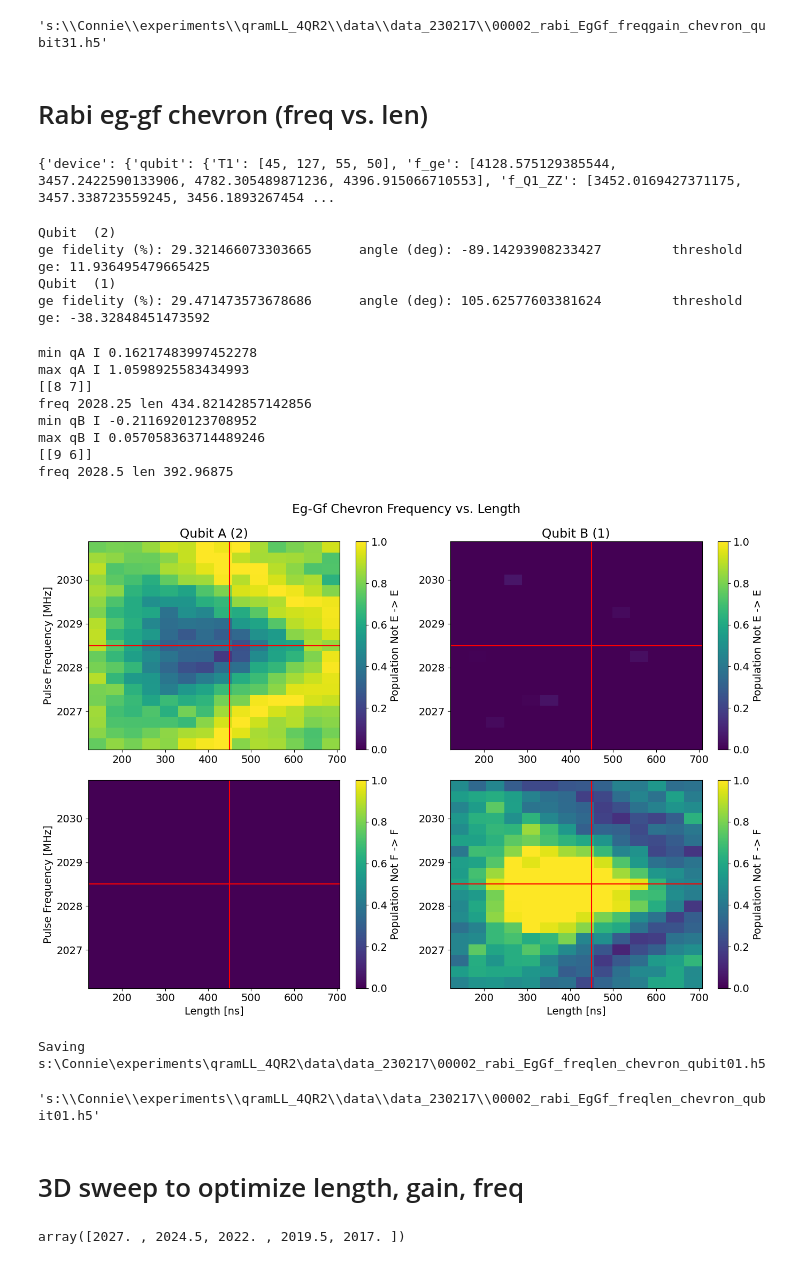
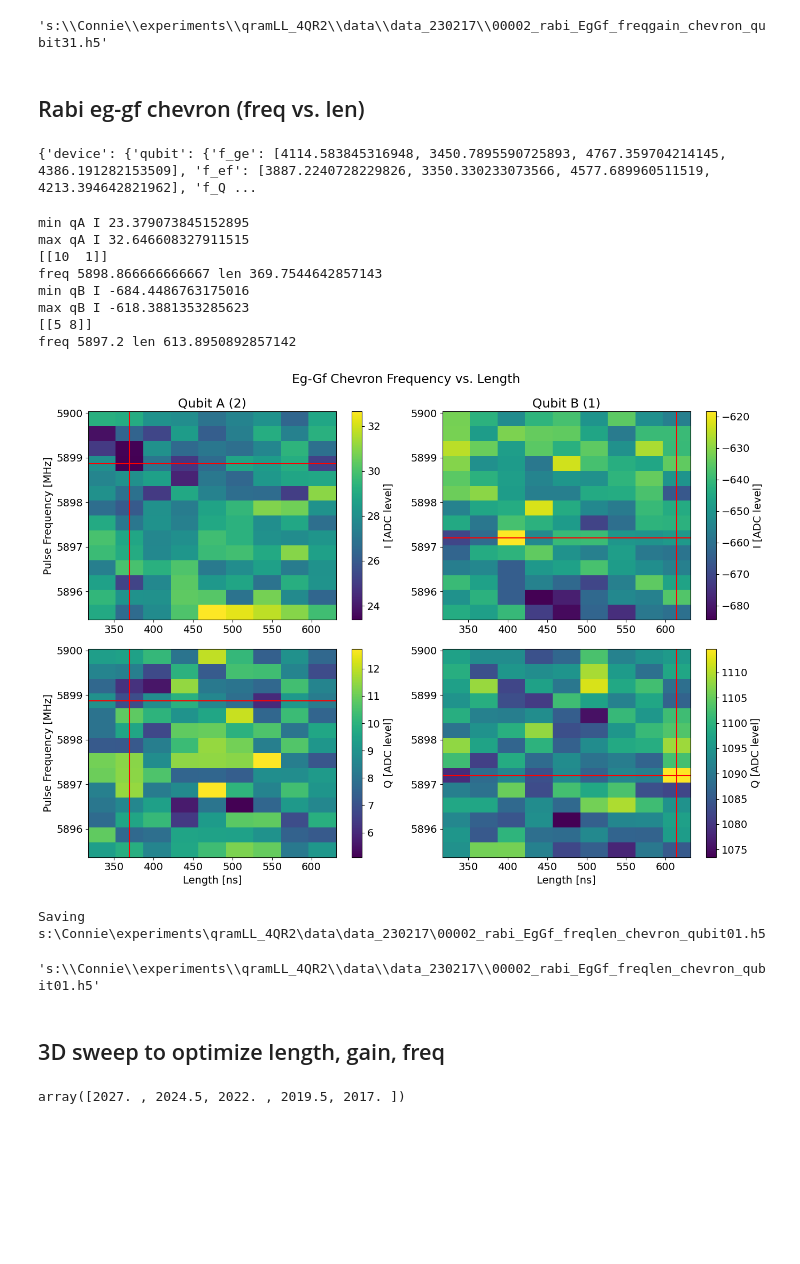
Before and after one commit to SchusterLab/qram_tprocv1_expts, a Jupyter notebook: two_qubit_sandbox.ipynb, the cells around one changed output. Saved outputs shown, nothing was run; the diff lists cells and outputs as text; code cells hidden in the pictures; blank space fills up the shorter version.

```diff
--- a/two_qubit_sandbox.ipynb
+++ b/two_qubit_sandbox.ipynb
@@ -80,0 +75,3 @@ Data will be stored in c:\_Lib\python\rfsoc\qram_4QR2_BF5\data\data_230717
+# %%
+expt_path=os.path.join(os.getcwd(),'data', 'data_231127')
+print('Data will be stored in', expt_path)
@@ -82,6 +81,6 @@ Data will be stored in c:\_Lib\python\rfsoc\qram_4QR2_BF5\data\data_230717
 # config_file = 'config_zcu216.yml'
 # config_file = 'config_q3diamond.yml'
 config_file = 'config_q3diamond_full688and638_reset.yml'
-config_path = os.getcwd() + '\\' + config_file
+config_path = os.path.join(os.getcwd(), config_file)
 print('Config will be', config_path)
 # %% [output]
@@ -102,8 +101,9 @@ with open(config_file, 'r') as cfg_file:
     yaml_cfg = yaml.safe_load(cfg_file)
 yaml_cfg = AttrDict(yaml_cfg)
 # %%
-# im = InstrumentManager(ns_address='192.168.14.1')
-im = InstrumentManager(ns_address='192.168.137.1') # SLAC lab
+# im = InstrumentManager(ns_address='192.168.14.1') # Chicago lab
+# im = InstrumentManager(ns_address='192.168.137.1') # SLAC lab
+im = InstrumentManager(ns_address='10.108.30.56') # Spilker Fermium
 # %%
 lo1 = im[yaml_cfg.aliases.readout_LO]
 lo1.open_device()
@@ -446,7 +441,7 @@ rabiEgGfFreqGainChevron.save_data()
 Saving s:\Connie\experiments\qramLL_4QR2\data\data_230217\00002_rabi_EgGf_freqgain_chevron_qubit31.h5
 's:\\Connie\\experiments\\qramLL_4QR2\\data\\data_230217\\00002_rabi_EgGf_freqgain_chevron_qubit31.h5'
 # %% [markdown]
-# Rabi eg-gf chevron (freq vs. len)
+## Rabi eg-gf chevron (freq vs. len)
 # %%
 rabiEgGfFreqLenChevron = meas.EgGfFreqLenChevronExperiment(
     soccfg=soc,
@@ -457,26 +452,26 @@ rabiEgGfFreqLenChevron = meas.EgGfFreqLenChevronExperiment(
 
 # span_f = 8 # MHz
 span_f = 5 # MHz
-npts_f = 20
+npts_f = 15
 
 rabiEgGfFreqLenChevron.cfg.expt = dict(
     # start_f=2686.5 - span_f/2, # start freq [MHz],
-    start_f=rabiEgGfFreqLenChevron.cfg.device.qubit.f_EgGf[qubits[0]] - span_f/2, # start freq [MHz],
-    # start_f=rabiEgGfFreqLenChevron.cfg.device.qubit.f_EgGf_Q[qubits[0]] - span_f/2, # start freq [MHz],
+    # start_f=rabiEgGfFreqLenChevron.cfg.device.qubit.f_EgGf[qubits[0]] - span_f/2, # start freq [MHz],
+    start_f=rabiEgGfFreqLenChevron.cfg.device.qubit.f_EgGf_Q[qubits[0]] - span_f/2, # start freq [MHz],
     step_f=span_f/npts_f, # freq step,
     expts_f=npts_f, # number of different freq experiments,
-    start_len=0.100, # pulse length (sigma) [us]
-    step_len=soc.cycles2us(18), # [us]
-    expts_len=15,
+    start_len=0.300, # pulse length (sigma) [us]
+    step_len=soc.cycles2us(15), # [us]
+    expts_len=10,
     # gain=18000,
-    reps=1000,
+    reps=2000,
     pulse_type='flat_top',
-    post_process='scale', #'threshold',
-    singleshot_reps=10000,
-    measure_f=True,
-    setup_ZZ=None, # add an extra pi pulse on another qubit other than the 2 qubits for the swap
-    # qDrive=qubits[0],
-    qDrive=1,
+    # post_process='scale', #'threshold',
+    # singleshot_reps=10000,
+    measure_f=False,
+    setup_ZZ=None, # 0, # add an extra pi pulse on another qubit other than the 2 qubits for the swap
+    qDrive=qubits[0],
+    # qDrive=1,
     qubits=qubits,
 )
 
@@ -492,40 +487,36 @@ except Exception:
     print("Pyro traceback:")
     print("".join(Pyro4.util.getPyroTraceback()))
 # %% [output]
-{'device': {'qubit': {'T1': [45, 127, 55, 50], 'f_ge': [4128.575129385544, 3457.2422590133906, 4782.305489871236, 4396.915066710553], 'f_Q1_ZZ': [3452.0169427371175, 3457.338723559245, 3456.1893267454 ...
+{'device': {'qubit': {'f_ge': [4114.583845316948, 3450.7895590725893, 4767.359704214145, 4386.191282153509], 'f_ef': [3887.2240728229826, 3350.330233073566, 4577.689960511519, 4213.394642821962], 'f_Q ...
-Qubit  (2)
-ge fidelity (%): 29.321466073303665      angle (deg): -89.14293908233427         threshold ge: 11.936495479665425
-Qubit  (1)
-ge fidelity (%): 29.471473573678686      angle (deg): 105.62577603381624         threshold ge: -38.32848451473592
 # %%
 # TESTING
 # rabiEgGfChevron = meas.EgGfFreqLenChevronExperiment(config_file=config_path)
 # # rabiEgGfChevron.cfg.expt = dict(sigma_test=0.400, singleshot=False,)
 # temp_data, attrs = prev_data(expt_path, '00001_rabi_EgGf_gainlen_chevron_qubit01.h5')
 # rabiEgGfChevron.cfg.expt = attrs['config']['expt']
 # print(temp_data.keys())
 # # data = rabiEgGfChevron.analyze(data=temp_data, fit=True)
 # rabiEgGfChevron.display(data=temp_data)
 # rabiEgGfChevron.display(data=temp_data, saveplot=True)
 rabiEgGfFreqLenChevron.analyze(data=None)
-rabiEgGfFreqLenChevron.display(data=None, plot_freq=2028.5, plot_len=450)
+rabiEgGfFreqLenChevron.display(data=None) #, plot_freq=5892.65, plot_len=512.99)
 # %% [output]
-min qA I 0.16217483997452278
-max qA I 1.0598925583434993
-[[8 7]]
-freq 2028.25 len 434.82142857142856
-min qB I -0.2116920123708952
-max qB I 0.057058363714489246
-[[9 6]]
-freq 2028.5 len 392.96875
+min qA I 23.379073845152895
+max qA I 32.646608327911515
+[[10  1]]
+freq 5898.866666666667 len 369.7544642857143
+min qB I -684.4486763175016
+max qB I -618.3881353285623
+[[5 8]]
+freq 5897.2 len 613.8950892857142
-[figure, old version]
+[figure, new version]
 # %%
 rabiEgGfFreqLenChevron.save_data()
 # %% [output]
 Saving s:\Connie\experiments\qramLL_4QR2\data\data_230217\00002_rabi_EgGf_freqlen_chevron_qubit01.h5
 's:\\Connie\\experiments\\qramLL_4QR2\\data\\data_230217\\00002_rabi_EgGf_freqlen_chevron_qubit01.h5'
 # %% [markdown]
-# 3D sweep to optimize length, gain, freq
+## 3D sweep to optimize length, gain, freq
 # %%
 2027 - np.arange(expts_gain)*(10/8000*step_gain)
 # %% [output]
```
Also changed, not shown: parts of 24 cells of this notebook, 24 other files.
